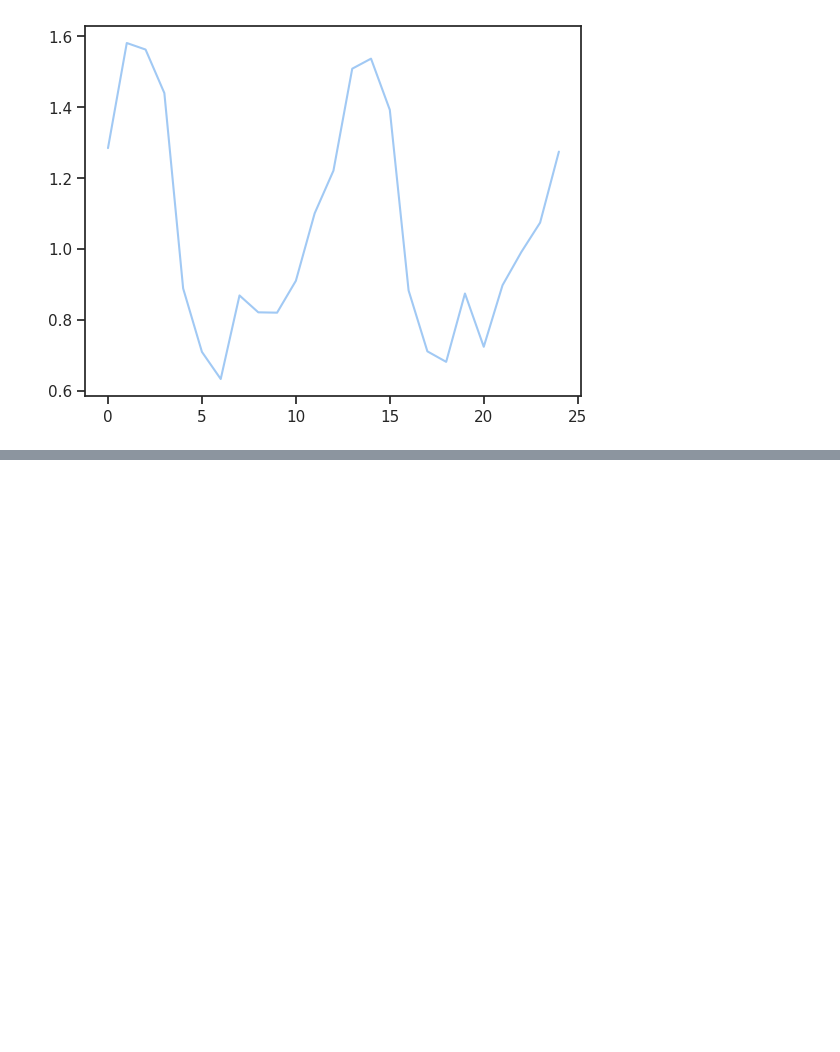
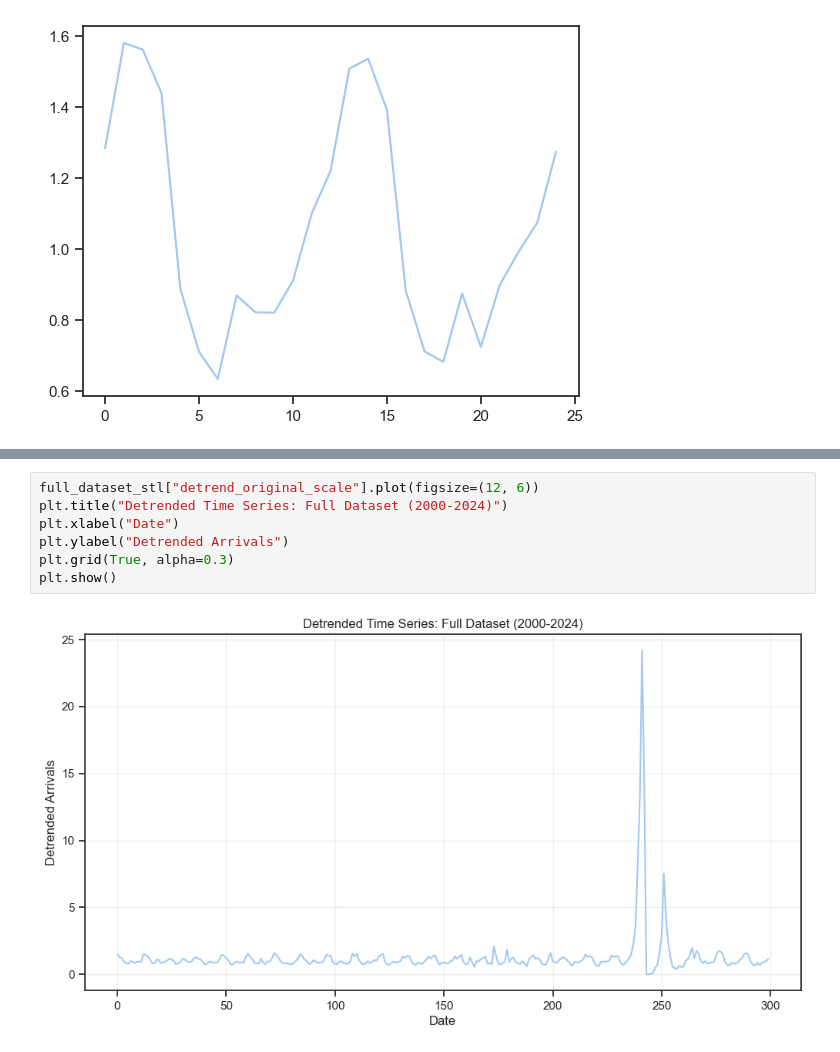
Before and after one commit to renanop/international_arrivals_time_series_forecasting, a Jupyter notebook: notebooks/exploration/eda.ipynb, the cells around one changed output, grey strips where cells are left out. Saved outputs shown, nothing was run; the diff lists cells and outputs as text; blank space fills up the shorter version.

```diff
--- a/notebooks/exploration/eda.ipynb
+++ b/notebooks/exploration/eda.ipynb
@@ -445,0 +475,9 @@ plt.show(
+# %%
+full_dataset_stl["detrend_original_scale"].plot(figsize=(12, 6))
+plt.title("Detrended Time Series: Full Dataset (2000-2024)")
+plt.xlabel("Date")
+plt.ylabel("Detrended Arrivals")
+plt.grid(True, alpha=0.3)
+plt.show()
+# %% [output]
+[figure, added]
```
Also changed, not shown: parts of 19 cells of this notebook, 1 other file.
